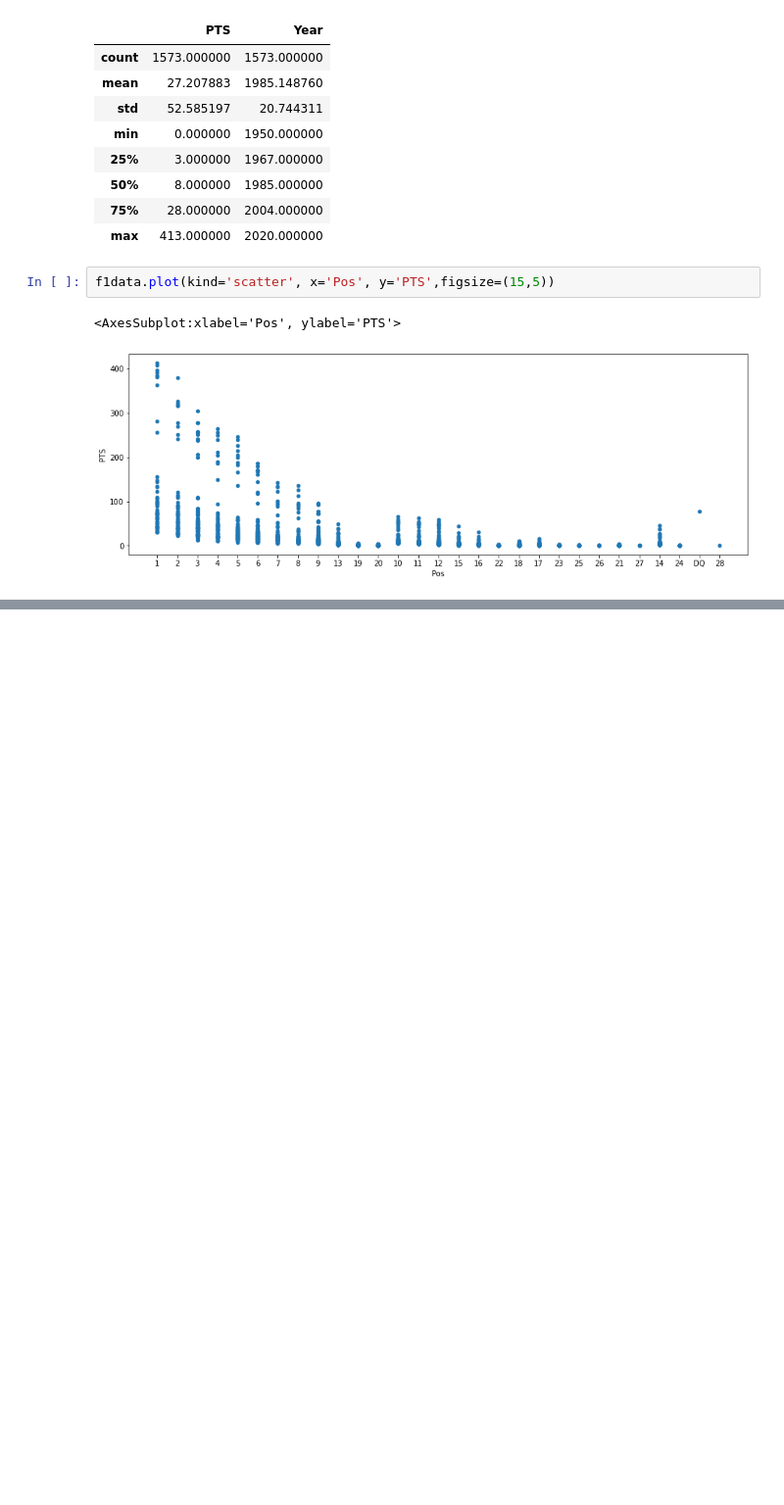
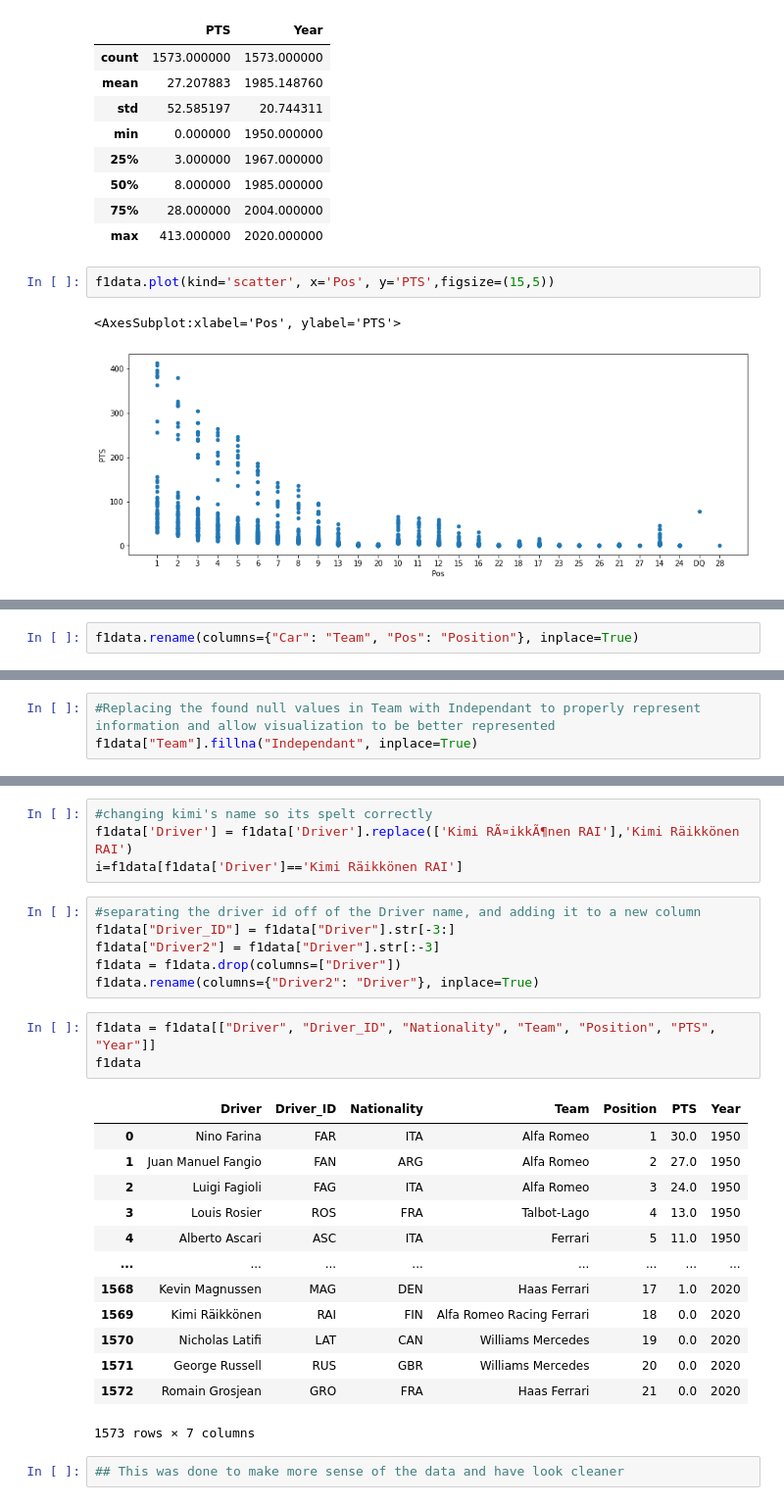
Before and after one commit to data301-2021-winter1/project-group12, a Jupyter notebook: notebooks/EvanS.ipynb, the cells around one changed output, grey strips where cells are left out. Shown at 98% size. Drawn from its saved outputs; the diff is of its cells as text; blank space fills up the shorter version.

```diff
--- a/notebooks/EvanS.ipynb
+++ b/notebooks/EvanS.ipynb
@@ -59,0 +72,2 @@ f1data.plot(kind='scatter', x='Pos', y='PTS',figsize=(15,5))
+# %%
+f1data.rename(columns={"Car": "Team", "Pos": "Position"}, inplace=True)
@@ -59,0 +94,3 @@ f1data.plot(kind='scatter', x='Pos', y='PTS',figsize=(15,5))
+# %%
+#Replacing the found null values in Team with Independant to properly represent information and allow visualization to be better represented
+f1data["Team"].fillna("Independant", inplace=True)
@@ -59,0 +114,29 @@ f1data.plot(kind='scatter', x='Pos', y='PTS',figsize=(15,5))
+# %%
+#changing kimi's name so its spelt correctly
+f1data['Driver'] = f1data['Driver'].replace(['Kimi RÃ¤ikkÃ¶nen RAI'],'Kimi Räikkönen RAI')
+i=f1data[f1data['Driver']=='Kimi Räikkönen RAI']
+# %%
+#separating the driver id off of the Driver name, and adding it to a new column
+f1data["Driver_ID"] = f1data["Driver"].str[-3:]
+f1data["Driver2"] = f1data["Driver"].str[:-3]
+f1data = f1data.drop(columns=["Driver"])
+f1data.rename(columns={"Driver2": "Driver"}, inplace=True)
+# %%
+f1data = f1data[["Driver", "Driver_ID", "Nationality", "Team", "Position", "PTS", "Year"]]
+f1data
+# %% [output]
+|  | Driver | Driver_ID | Nationality | Team | Position | PTS | Year |
+| 0 | Nino Farina | FAR | ITA | Alfa Romeo | 1 | 30.0 | 1950 |
+| 1 | Juan Manuel Fangio | FAN | ARG | Alfa Romeo | 2 | 27.0 | 1950 |
+| 2 | Luigi Fagioli | FAG | ITA | Alfa Romeo | 3 | 24.0 | 1950 |
+| 3 | Louis Rosier | ROS | FRA | Talbot-Lago | 4 | 13.0 | 1950 |
+| 4 | Alberto Ascari | ASC | ITA | Ferrari | 5 | 11.0 | 1950 |
+| ... | ... | ... | ... | ... | ... | ... | ... |
+| 1568 | Kevin Magnussen | MAG | DEN | Haas Ferrari | 17 | 1.0 | 2020 |
+| 1569 | Kimi Räikkönen | RAI | FIN | Alfa Romeo Racing Ferrari | 18 | 0.0 | 2020 |
+| 1570 | Nicholas Latifi | LAT | CAN | Williams Mercedes | 19 | 0.0 | 2020 |
+| 1571 | George Russell | RUS | GBR | Williams Mercedes | 20 | 0.0 | 2020 |
+| 1572 | Romain Grosjean | GRO | FRA | Haas Ferrari | 21 | 0.0 | 2020 |
+1573 rows × 7 columns
+# %%
+## This was done to make more sense of the data and have look cleaner
```
Also changed, not shown: parts of 9 cells of this notebook, 1 other file.
